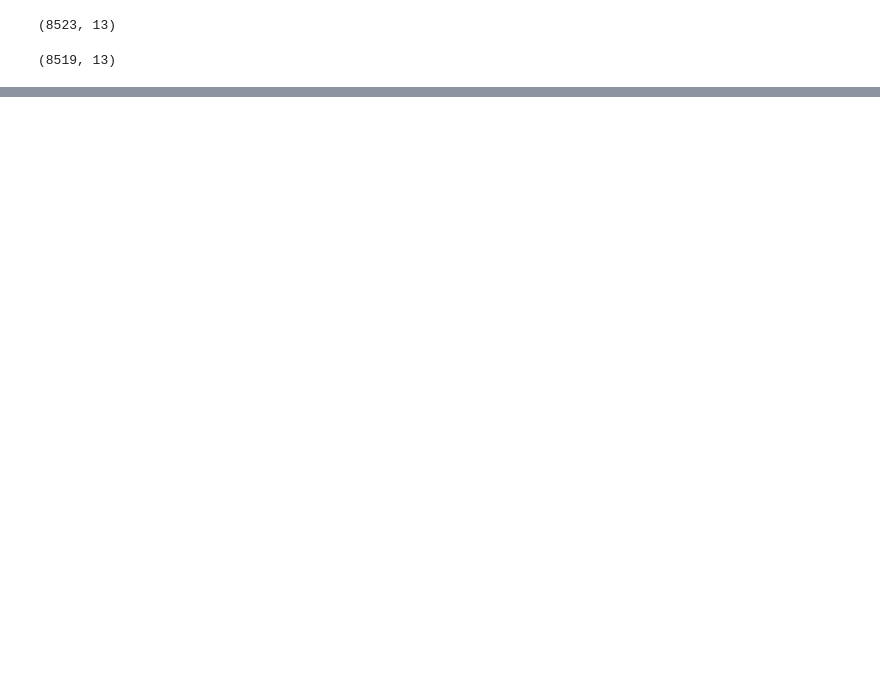
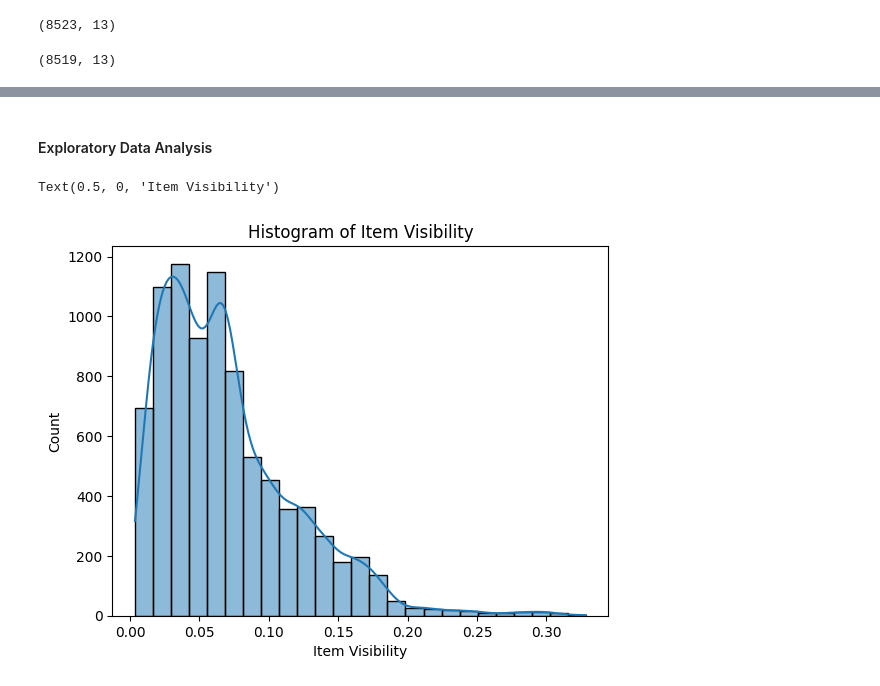
Before and after one commit to Acies-Gaurav-Sharma/Capstone-Project-Team1, a Jupyter notebook: main.ipynb, the cells around one changed output, grey strips where cells are left out. Saved outputs shown, nothing was run; the diff lists cells and outputs as text; code cells hidden in the pictures; blank space fills up the shorter version.

```diff
--- a/main.ipynb
+++ b/main.ipynb
@@ -335,0 +349,9 @@ data_info(df)
+# %% [markdown]
+#### Exploratory Data Analysis
+# %%
+sns.histplot(data=df, x='Item_Visibility', kde=True, bins=25)
+plt.title("Histogram of Item Visibility")
+plt.xlabel("Item Visibility")
+# %% [output]
+Text(0.5, 0, 'Item Visibility')
+[figure, added]
```
Also changed, not shown: parts of 110 cells of this notebook.
